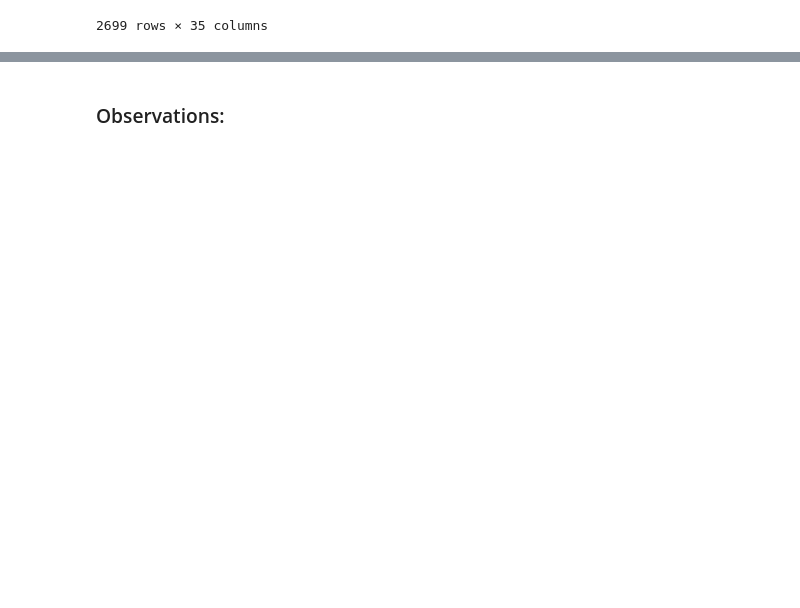
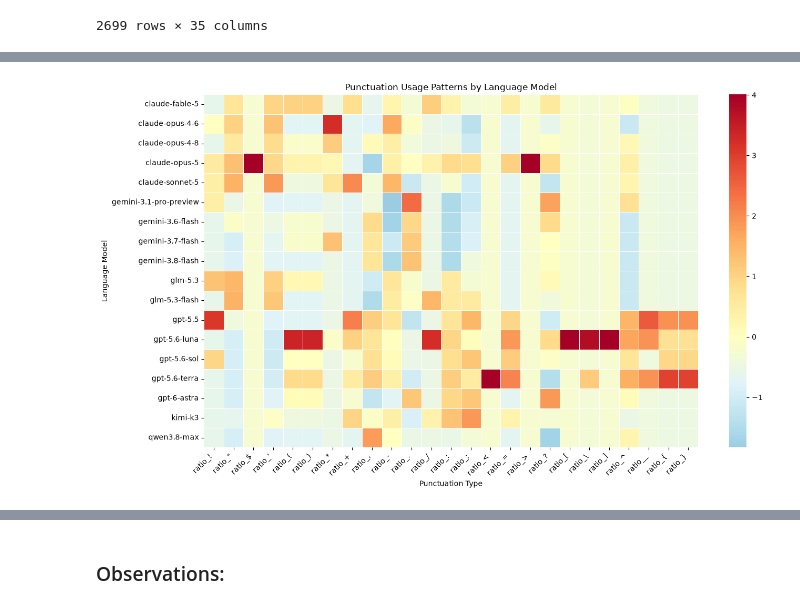
Before and after one commit to FredWltr/NameThatLLM, a Jupyter notebook: NameThatLLM.ipynb, the cells around one changed output, grey strips where cells are left out. Cells and saved outputs as stored; diff of their text form; code cells hidden in the pictures; blank space fills up the shorter version.

```diff
--- a/NameThatLLM.ipynb
+++ b/NameThatLLM.ipynb
@@ -289,0 +324,39 @@ plt.show()
+# %%
+ratio_cols = [
+    col for col in data.columns
+    if col.startswith("ratio_")
+]
+
+# Calculate average punctuation ratios per model
+model_stats = data.groupby("model")[ratio_cols].mean()
+
+# Standardize each punctuation feature to compare patterns
+heatmap_data = (
+    model_stats - model_stats.mean()
+) / model_stats.std().replace(0, 1)
+
+# Generate heatmap
+plt.figure(figsize=(14, 8))
+
+sns.heatmap(
+    heatmap_data,
+    cmap="RdYlBu_r",
+    center=0,
+    linewidths=0.5,
+    annot=False
+)
+
+plt.title("Punctuation Usage Patterns by Language Model")
+plt.xlabel("Punctuation Type")
+plt.ylabel("Language Model")
+plt.xticks(rotation=45, ha="right")
+plt.yticks(rotation=0)
+plt.tight_layout()
+plt.show()
+
+# The heatmap reveals punctuation patterns across language models. Some models appear to favor specific punctuation marks more than others.
+# For example, GPT-5.6-Luna exhibits relatively high usage of: "(", ")", "/", "[", "]", "\".
+# The opposite is also true. Models from the Gemini family tends to not use ":".
+# These differences suggest that punctuation usage may be useful to differenciate language models.
+# %% [output]
+[figure, added]
```
Also changed, not shown: parts of 7 cells of this notebook.
